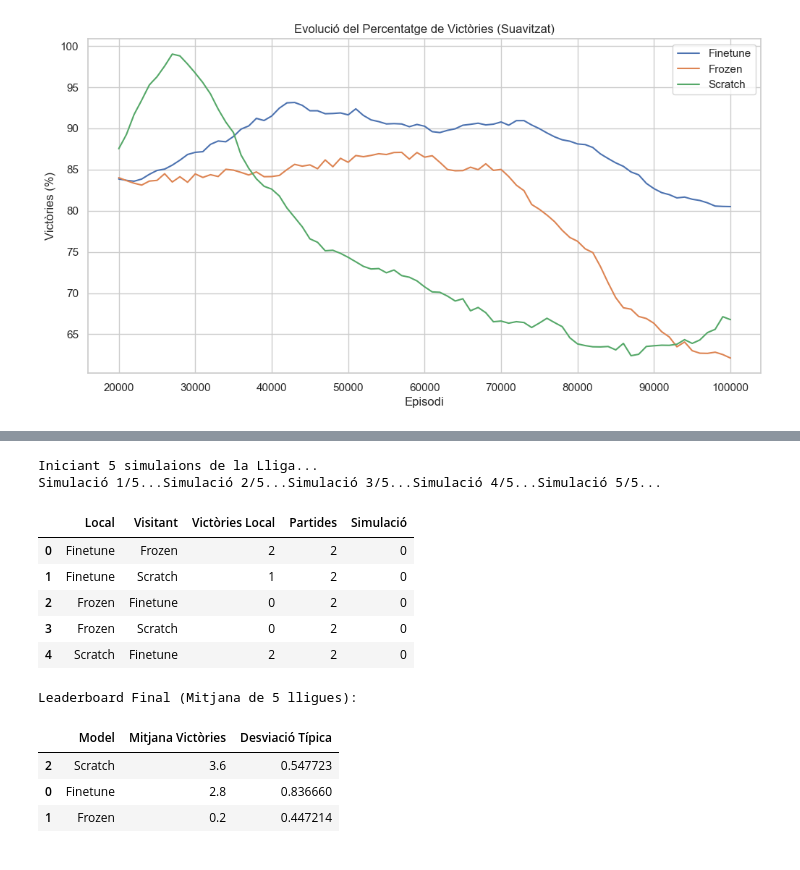
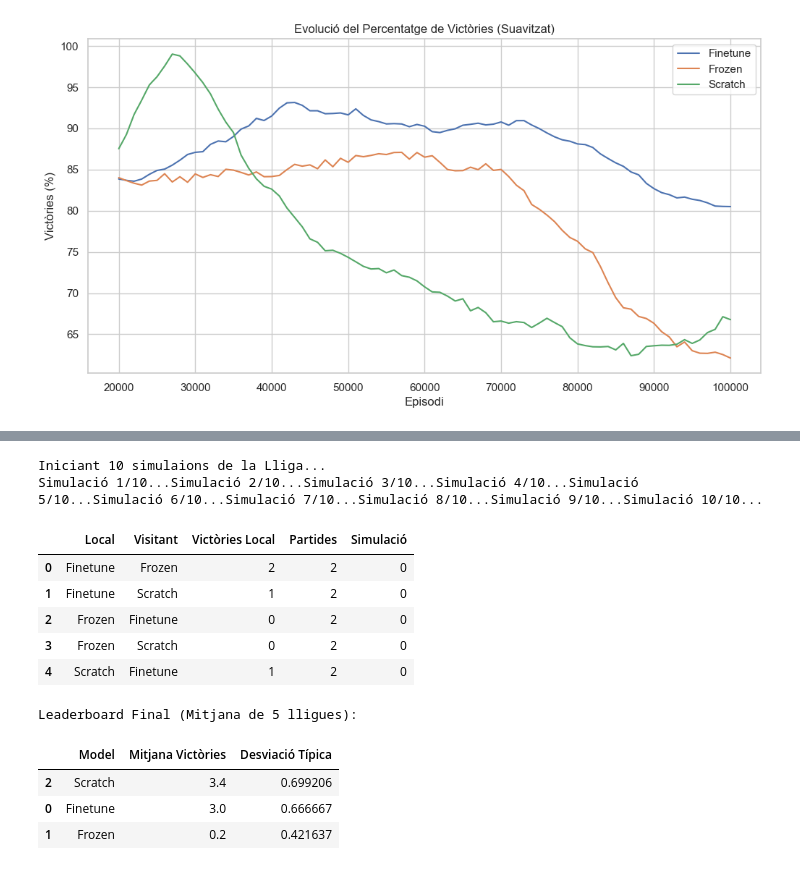
Before and after one commit to JoFeF08/TFG-truc, a Jupyter notebook: notebooks/Comparacio_dqn_Cos.ipynb, the cells around one changed output, grey strips where cells are left out. Saved outputs shown, nothing was run; the diff lists cells and outputs as text; code cells hidden in the pictures.

```diff
--- a/notebooks/Comparacio_dqn_Cos.ipynb
+++ b/notebooks/Comparacio_dqn_Cos.ipynb
@@ -145,37 +142,37 @@ def simular_lliga(agents, env, num_partides_per_parella=2):
             wins_m1 = 0
             for _ in range(num_partides_per_parella):
                wins_m1 += jugar_partida(agents[m1_name], agents[m2_name], env)
 
             resultats.append({
                 "Local": m1_name,
                 "Visitant": m2_name,
                 "Victòries Local": wins_m1,
                 "Partides": num_partides_per_parella
             })
     return pd.DataFrame(resultats)
 
 # Simulem la lliga N vegades per obtenir una mitjana
-num_simulacions = 5
+num_simulacions = 10
 lligues = []
 
 print(f"Iniciant {num_simulacions} simulaions de la Lliga...")
 for s in range(num_simulacions):
     print(f"Simulació {s+1}/{num_simulacions}...")
     df_s = simular_lliga(agents, env_league)
     df_s['Simulació'] = s
     lligues.append(df_s)
 
 df_league_all = pd.concat(lligues, ignore_index=True)
 display(df_league_all.head())
 # %% [output]
-Iniciant 5 simulaions de la Lliga...
-Simulació 1/5...Simulació 2/5...Simulació 3/5...Simulació 4/5...Simulació 5/5...
+Iniciant 10 simulaions de la Lliga...
+Simulació 1/10...Simulació 2/10...Simulació 3/10...Simulació 4/10...Simulació 5/10...Simulació 6/10...Simulació 7/10...Simulació 8/10...Simulació 9/10...Simulació 10/10...
 |  | Local | Visitant | Victòries Local | Partides | Simulació |
 | 0 | Finetune | Frozen | 2 | 2 | 0 |
 | 1 | Finetune | Scratch | 1 | 2 | 0 |
 | 2 | Frozen | Finetune | 0 | 2 | 0 |
 | 3 | Frozen | Scratch | 0 | 2 | 0 |
-| 4 | Scratch | Finetune | 2 | 2 | 0 |
+| 4 | Scratch | Finetune | 1 | 2 | 0 |
 # %%
 # Leaderboard final mitjà
 # Primer sumem victòries per simulació i model
@@ -191,6 +188,6 @@ display(leaderboard_mitja)
 # %% [output]
 Leaderboard Final (Mitjana de 5 lligues):
 |  | Model | Mitjana Victòries | Desviació Típica |
-| 2 | Scratch | 3.6 | 0.547723 |
-| 0 | Finetune | 2.8 | 0.836660 |
-| 1 | Frozen | 0.2 | 0.447214 |
+| 2 | Scratch | 3.4 | 0.699206 |
+| 0 | Finetune | 3.0 | 0.666667 |
+| 1 | Frozen | 0.2 | 0.421637 |
```
Also changed, not shown: parts of 1 cell of this notebook, 2 other files.
